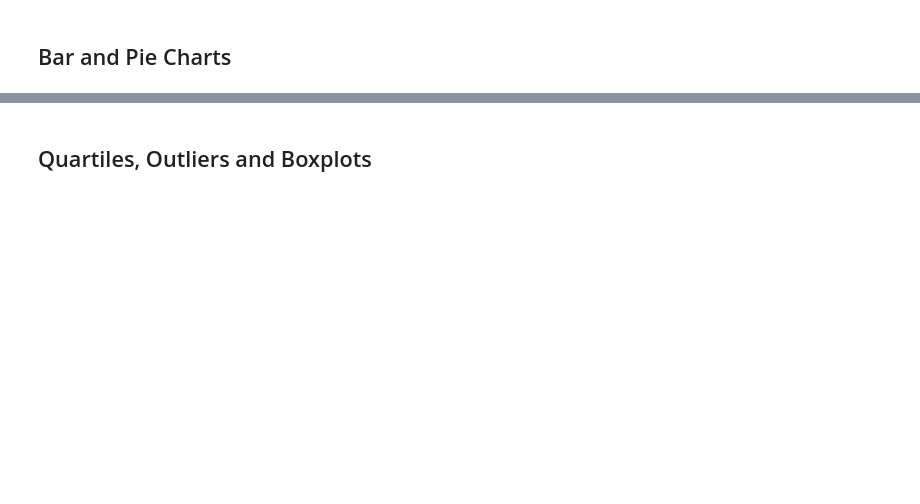
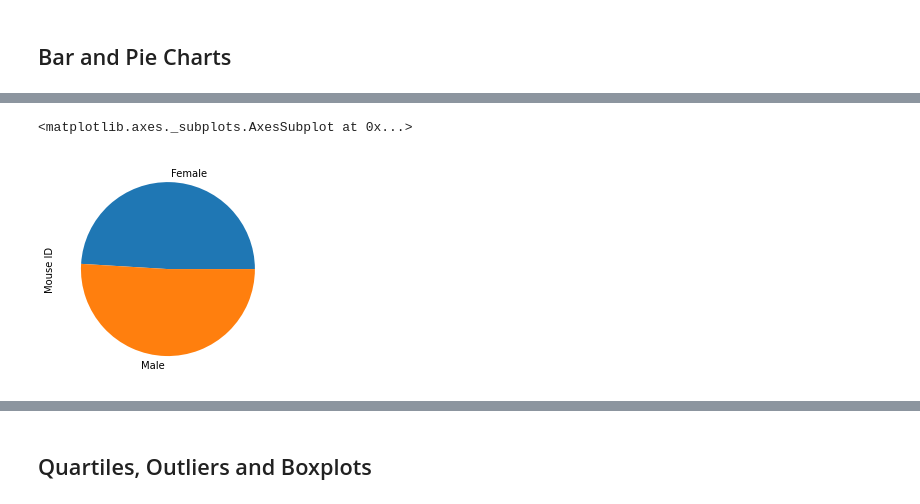
Before and after one commit to fhelms8/Matplotlib, a Jupyter notebook: Pymaceuticals/pymaceuticals_starter.ipynb, the cells around one changed output, grey strips where cells are left out. Drawn from its saved outputs; the diff is of its cells as text; code cells hidden in the pictures; blank space fills up the shorter version.

```diff
--- a/Pymaceuticals/pymaceuticals_starter.ipynb
+++ b/Pymaceuticals/pymaceuticals_starter.ipynb
@@ -139,4 +165,8 @@ tumor_sum
 # %%
 # Generate a pie plot showing the distribution of female versus male mice using Pandas
+clean_df.groupby(['Sex'])["Mouse ID"].count().plot(kind = "pie")
+# %% [output]
+<matplotlib.axes._subplots.AxesSubplot at 0x...>
+[figure, added]
 # %%
 # Generate a pie plot showing the distribution of female versus male mice using pyplot
```
Also changed, not shown: parts of 6 cells of this notebook.
